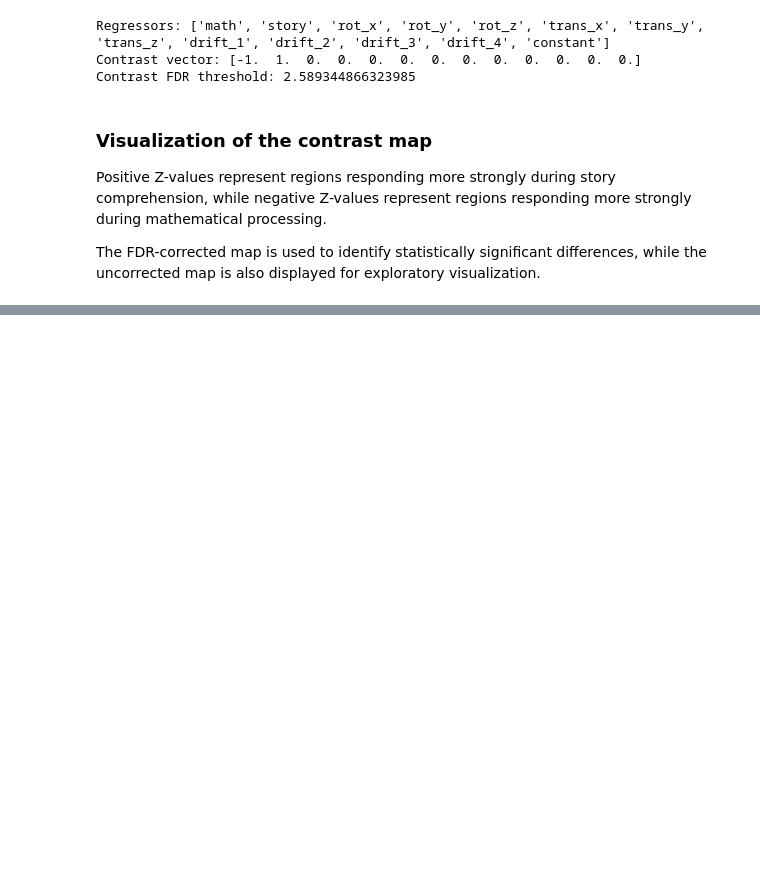
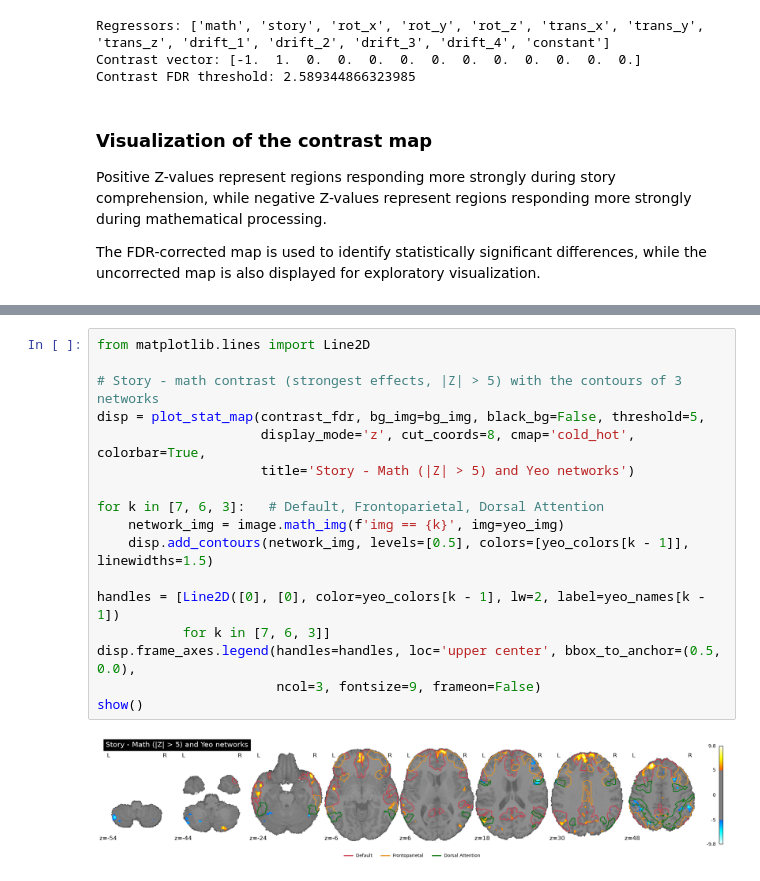
Before and after one commit to camillaberti/miniproject_nssp1, a Jupyter notebook: glm.ipynb, the cells around one changed output, grey strips where cells are left out. Drawn from its saved outputs; the diff is of its cells as text; blank space fills up the shorter version.

```diff
--- a/glm.ipynb
+++ b/glm.ipynb
@@ -463,0 +513,19 @@ The spatial distribution of significant positive and negative clusters suggests
+# %%
+from matplotlib.lines import Line2D
+
+# Story - math contrast (strongest effects, |Z| > 5) with the contours of 3 networks
+disp = plot_stat_map(contrast_fdr, bg_img=bg_img, black_bg=False, threshold=5,
+                     display_mode='z', cut_coords=8, cmap='cold_hot', colorbar=True,
+                     title='Story - Math (|Z| > 5) and Yeo networks')
+
+for k in [7, 6, 3]:   # Default, Frontoparietal, Dorsal Attention
+    network_img = image.math_img(f'img == {k}', img=yeo_img)
+    disp.add_contours(network_img, levels=[0.5], colors=[yeo_colors[k - 1]], linewidths=1.5)
+
+handles = [Line2D([0], [0], color=yeo_colors[k - 1], lw=2, label=yeo_names[k - 1])
+           for k in [7, 6, 3]]
+disp.frame_axes.legend(handles=handles, loc='upper center', bbox_to_anchor=(0.5, 0.0),
+                       ncol=3, fontsize=9, frameon=False)
+show()
+# %% [output]
+[figure, added]
```
Also changed, not shown: parts of 13 cells of this notebook.
